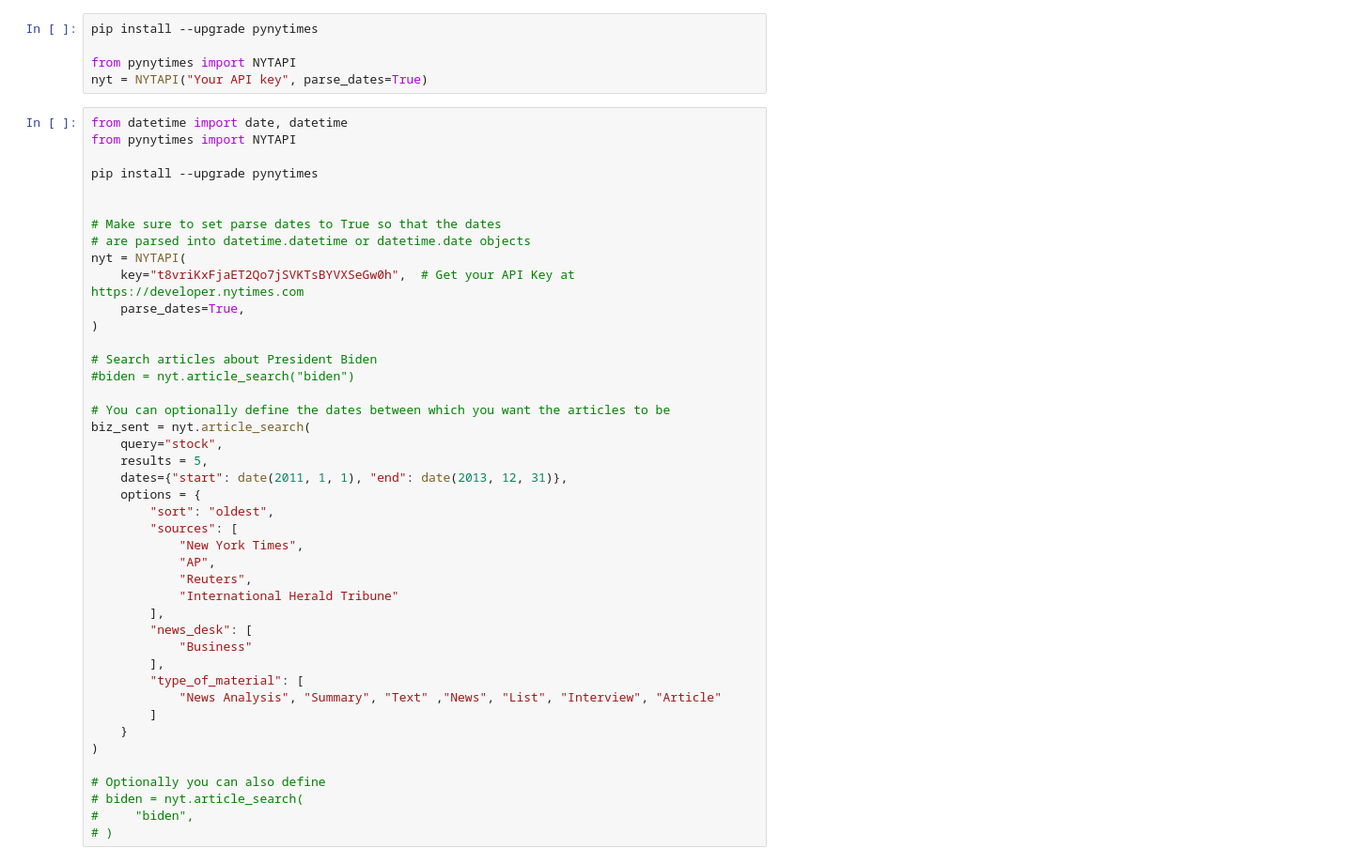
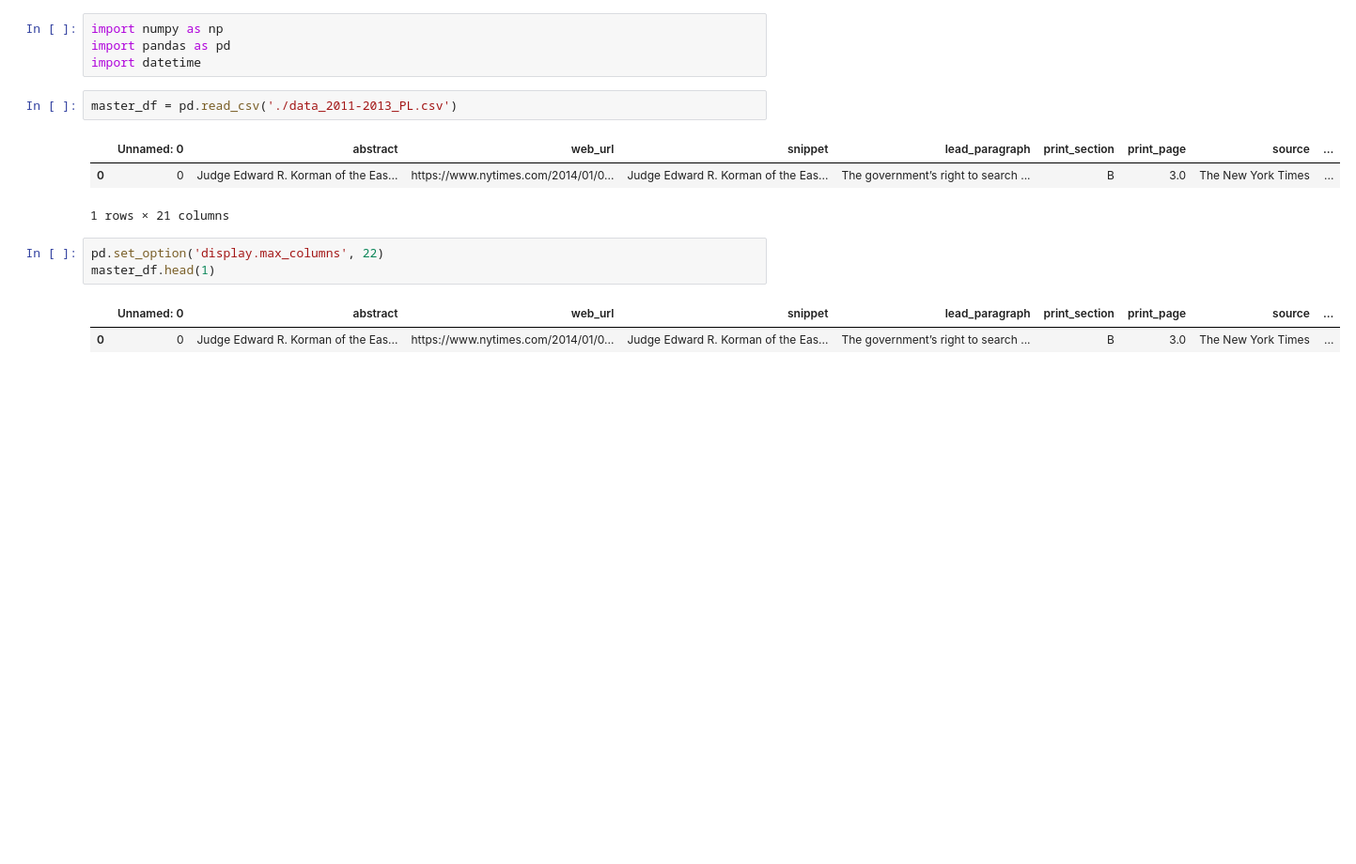
Before and after one commit to plarkin13/stock_prediction_sentiment, a Jupyter notebook: pat/pat_notebook.ipynb, the cells around one changed output. Shown at 94% size. Cells and saved outputs as stored; diff of their text form; blank space fills up the shorter version.

Commit message:
updating with latest data

```diff
--- a/pat/pat_notebook.ipynb
+++ b/pat/pat_notebook.ipynb
@@ -68,48 +1,16 @@ def main(days=days):
-# %%
-pip install --upgrade pynytimes
-
-from pynytimes import NYTAPI
-nyt = NYTAPI("Your API key", parse_dates=True)
-# %%
-from datetime import date, datetime
-from pynytimes import NYTAPI
-
-pip install --upgrade pynytimes
-
-
-# Make sure to set parse dates to True so that the dates
-# are parsed into datetime.datetime or datetime.date objects
-nyt = NYTAPI(
-    key="t8vriKxFjaET2Qo7jSVKTsBYVXSeGw0h",  # Get your API Key at https://developer.nytimes.com
-    parse_dates=True,
-)
-
-# Search articles about President Biden
-#biden = nyt.article_search("biden")
-
-# You can optionally define the dates between which you want the articles to be
-biz_sent = nyt.article_search(
-    query="stock",
-    results = 5,
-    dates={"start": date(2011, 1, 1), "end": date(2013, 12, 31)},
-    options = {
-        "sort": "oldest",
-        "sources": [
-            "New York Times",
-            "AP",
-            "Reuters",
-            "International Herald Tribune"
-        ],
-        "news_desk": [
-            "Business"
-        ],
-        "type_of_material": [
-            "News Analysis", "Summary", "Text" ,"News", "List", "Interview", "Article"
-        ]
-    }
-)
-
-# Optionally you can also define
-# biden = nyt.article_search(
-#     "biden",
-# )
+# %%
+import numpy as np
+import pandas as pd
+import datetime
+# %%
+master_df = pd.read_csv('./data_2011-2013_PL.csv')
+# %% [output]
+|  | Unnamed: 0 | abstract | web_url | snippet | lead_paragraph | print_section | print_page | source | ... |
+| 0 | 0 | Judge Edward R. Korman of the Eas... | https://www.nytimes.com/2014/01/0... | Judge Edward R. Korman of the Eas... | The government’s right to search ... | B | 3.0 | The New York Times | ... |
+1 rows × 21 columns
+# %%
+pd.set_option('display.max_columns', 22)
+master_df.head(1)
+# %% [output]
+|  | Unnamed: 0 | abstract | web_url | snippet | lead_paragraph | print_section | print_page | source | ... |
+| 0 | 0 | Judge Edward R. Korman of the Eas... | https://www.nytimes.com/2014/01/0... | Judge Edward R. Korman of the Eas... | The government’s right to search ... | B | 3.0 | The New York Times | ... |
```
Also changed, not shown: parts of 45 cells of this notebook, 4 other files.
